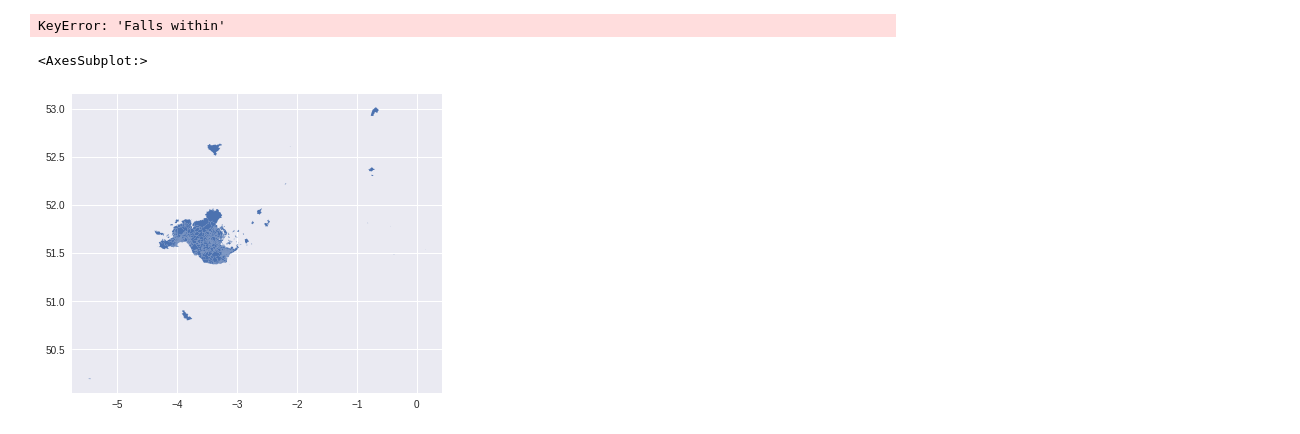
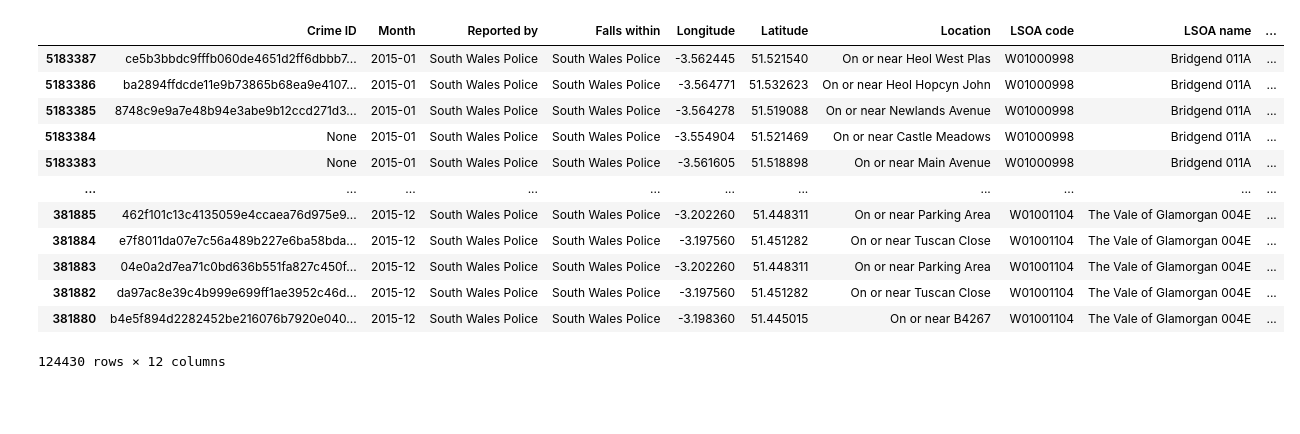
Before and after one commit to Dazai1623818/Datachallenge-2, a Jupyter notebook: Risk terrain model.ipynb, the cells around one changed output. Saved outputs shown, nothing was run; the diff lists cells and outputs as text; code cells hidden in the pictures; blank space fills up the shorter version.

```diff
--- a/Risk terrain model.ipynb
+++ b/Risk terrain model.ipynb
@@ -22,12 +9,40 @@ import geopandas
 path = open('document.txt', 'r').read().strip()
 df_data = pd.read_feather(f"{path}/{2015}_street.feather")
 # df_data = df_data.drop('Context', axis=1)
-# wales = df_data['Falls within'].str.contains('South Wales')
-# df_data = df_data[wales].sort_values(by=['Month'])
+wales = df_data['Falls within'].str.contains('South Wales')
+df_data = df_data[wales].sort_values(by=['Month'])
 # df_data = df_data.drop(['Reported by', 'Falls within', 'Crime ID'], axis=1)
+df_data = df_data[~df_data['LSOA name'].isna()]
+total = len(df_data)
+
+df_wales = pd.DataFrame([])
+names = ['Bridgend', 'Cardiff', 'Merthyr Tydfil',
+         'Neath Port Talbot', 'Rhondda Cynon Taf', 'Swansea', 'Glamorgan']
+
+for i in names:
+    test = df_data[df_data['LSOA name'].str.contains(i)]
+    df_wales = pd.concat([df_wales, test], axis=0)
+    # print(f'{i}: {len(test)}, {len(df_wales)}')
+del df_data
-# %%
-df_data['Falls within'].unique()
-# %% [output]
-KeyError: 'Falls within'
+# %%
+crimes = df_wales['Crime type'].unique()
+weights = [2, 1, 1, 5, 1, 1, 2, 3, 1, 1, 1, 1, 1, 3]
+weights = dict(zip(crimes, weights))
+# %%
+df_wales['Crime type'] = df_wales["Crime type"].apply(lambda x: weights.get(x))
+# %% [output]
+|  | Crime ID | Month | Reported by | Falls within | Longitude | Latitude | Location | LSOA code | LSOA name | ... |
+| 5183387 | ce5b3bbdc9fffb060de4651d2ff6dbbb7... | 2015-01 | South Wales Police | South Wales Police | -3.562445 | 51.521540 | On or near Heol West Plas | W01000998 | Bridgend 011A | ... |
+| 5183386 | ba2894ffdcde11e9b73865b68ea9e4107... | 2015-01 | South Wales Police | South Wales Police | -3.564771 | 51.532623 | On or near Heol Hopcyn John | W01000998 | Bridgend 011A | ... |
+| 5183385 | 8748c9e9a7e48b94e3abe9b12ccd271d3... | 2015-01 | South Wales Police | South Wales Police | -3.564278 | 51.519088 | On or near Newlands Avenue | W01000998 | Bridgend 011A | ... |
+| 5183384 | None | 2015-01 | South Wales Police | South Wales Police | -3.554904 | 51.521469 | On or near Castle Meadows | W01000998 | Bridgend 011A | ... |
+| 5183383 | None | 2015-01 | South Wales Police | South Wales Police | -3.561605 | 51.518898 | On or near Main Avenue | W01000998 | Bridgend 011A | ... |
+| ... | ... | ... | ... | ... | ... | ... | ... | ... | ... | ... |
+| 381885 | 462f101c13c4135059e4ccaea76d975e9... | 2015-12 | South Wales Police | South Wales Police | -3.202260 | 51.448311 | On or near Parking Area | W01001104 | The Vale of Glamorgan 004E | ... |
+| 381884 | e7f8011da07e7c56a489b227e6ba58bda... | 2015-12 | South Wales Police | South Wales Police | -3.197560 | 51.451282 | On or near Tuscan Close | W01001104 | The Vale of Glamorgan 004E | ... |
+| 381883 | 04e0a2d7ea71c0bd636b551fa827c450f... | 2015-12 | South Wales Police | South Wales Police | -3.202260 | 51.448311 | On or near Parking Area | W01001104 | The Vale of Glamorgan 004E | ... |
+| 381882 | da97ac8e39c4b999e699ff1ae3952c46d... | 2015-12 | South Wales Police | South Wales Police | -3.197560 | 51.451282 | On or near Tuscan Close | W01001104 | The Vale of Glamorgan 004E | ... |
+| 381880 | b4e5f894d2282452be216076b7920e040... | 2015-12 | South Wales Police | South Wales Police | -3.198360 | 51.445015 | On or near B4267 | W01001104 | The Vale of Glamorgan 004E | ... |
+124430 rows × 12 columns
 # %%
 path = open('geopandas.txt', 'r').read().strip()
@@ -36,5 +51,0 @@ df_boundaries = geopandas.read_file(path)
-# %%
-df_boundaries[df_boundaries['LSOA11CD'].isin(lsoa)].plot()
-# %% [output]
-<AxesSubplot:>
-[figure, removed]
```
Also changed, not shown: parts of 13 cells of this notebook.
